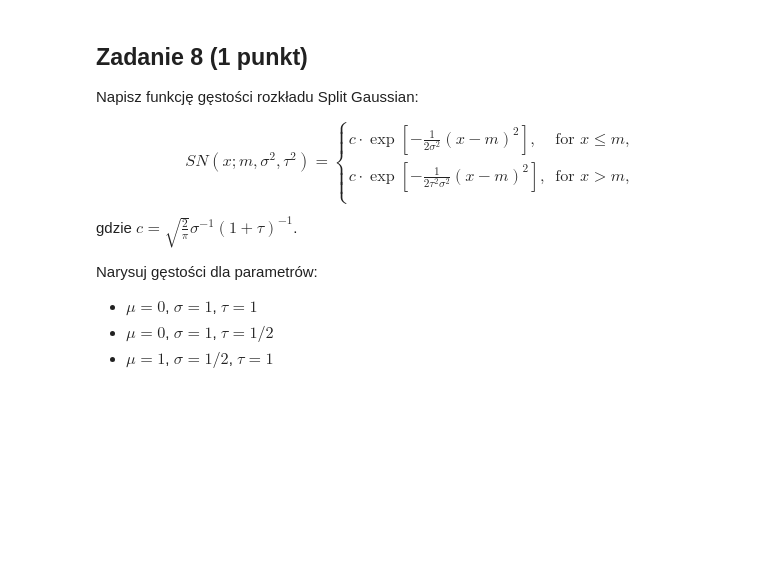
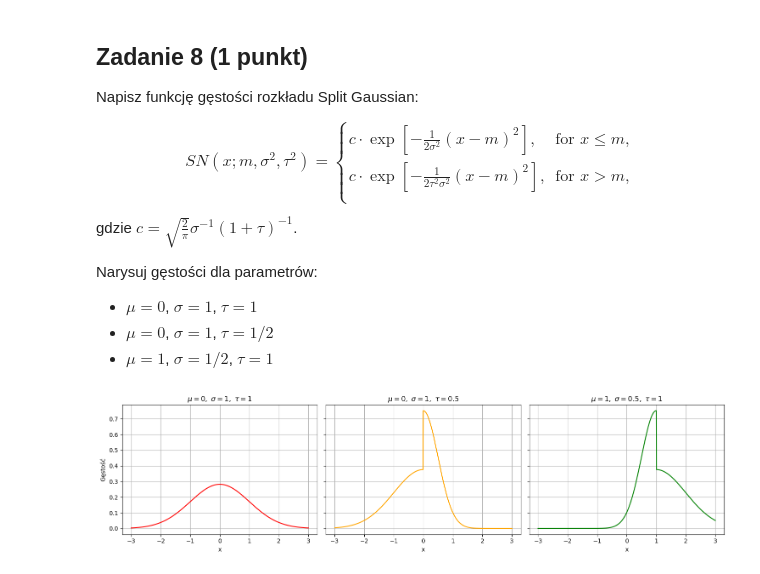
Before and after one commit to FBI223/PSI_BACA, a Jupyter notebook: notebooki/AD_Z04.ipynb, the cells around one changed output. Saved outputs shown, nothing was run; the diff lists cells and outputs as text; code cells hidden in the pictures; blank space fills up the shorter version.

```diff
--- a/notebooki/AD_Z04.ipynb
+++ b/notebooki/AD_Z04.ipynb
@@ -298,3 +535,69 @@ Narysuj gęstości dla parametrów:
 <li>$\mu=0$, $\sigma=1$, $\tau=1/2$</li>
 <li>$\mu=1$, $\sigma=1/2$, $\tau=1$</li>
 </ul>
+# %%
+from scipy.stats import norm
+import numpy as np
+
+def split_gaussian_pdf(x, mu, sigma_left, sigma_right):
+    norm_const = np.sqrt(2) / (sigma_left + sigma_right)
+    pdf = np.where(
+        x <= mu,
+        norm_const * norm.pdf((x - mu) / sigma_left) / sigma_left,
+        norm_const * norm.pdf((x - mu) / sigma_right) / sigma_right
+    )
+    return pdf
+
+
+# Zakres x
+x = np.linspace(-3, 3, 1000)
+
+# Parametry rozkładu
+m1 = 0.0
+s1 = 1.0
+t1= 1.0
+
+m2 = 0.0
+s2 = 1.0
+t2= 0.5
+
+
+m3 = 1.0
+s3 = 0.5
+t3= 1.0
+
+
+# Obliczanie gęstości
+y1 = split_gaussian_pdf(x, m1, s1, t1)
+y2 = split_gaussian_pdf(x, m2, s2, t2)
+y3 = split_gaussian_pdf(x, m3, s3, t3)
+
+
+
+
+
+
+# Rysowanie 3 wykresów obok siebie
+fig, axs = plt.subplots(1, 3, figsize=(15, 4), sharey=True)
+
+axs[0].plot(x, y1, color='red')
+axs[0].set_title(r"$\mu=0,\ \sigma=1,\ \tau=1$")
+axs[0].grid(True)
+
+axs[1].plot(x, y2, color='orange')
+axs[1].set_title(r"$\mu=0,\ \sigma=1,\ \tau=0.5$")
+axs[1].grid(True)
+
+axs[2].plot(x, y3, color='green')
+axs[2].set_title(r"$\mu=1,\ \sigma=0.5,\ \tau=1$")
+axs[2].grid(True)
+
+# Podpisy osi
+for ax in axs:
+    ax.set_xlabel("x")
+axs[0].set_ylabel("Gęstość")
+
+plt.tight_layout()
+plt.show()
+# %% [output]
+[figure, added]
```
Also changed, not shown: parts of 16 cells of this notebook.
